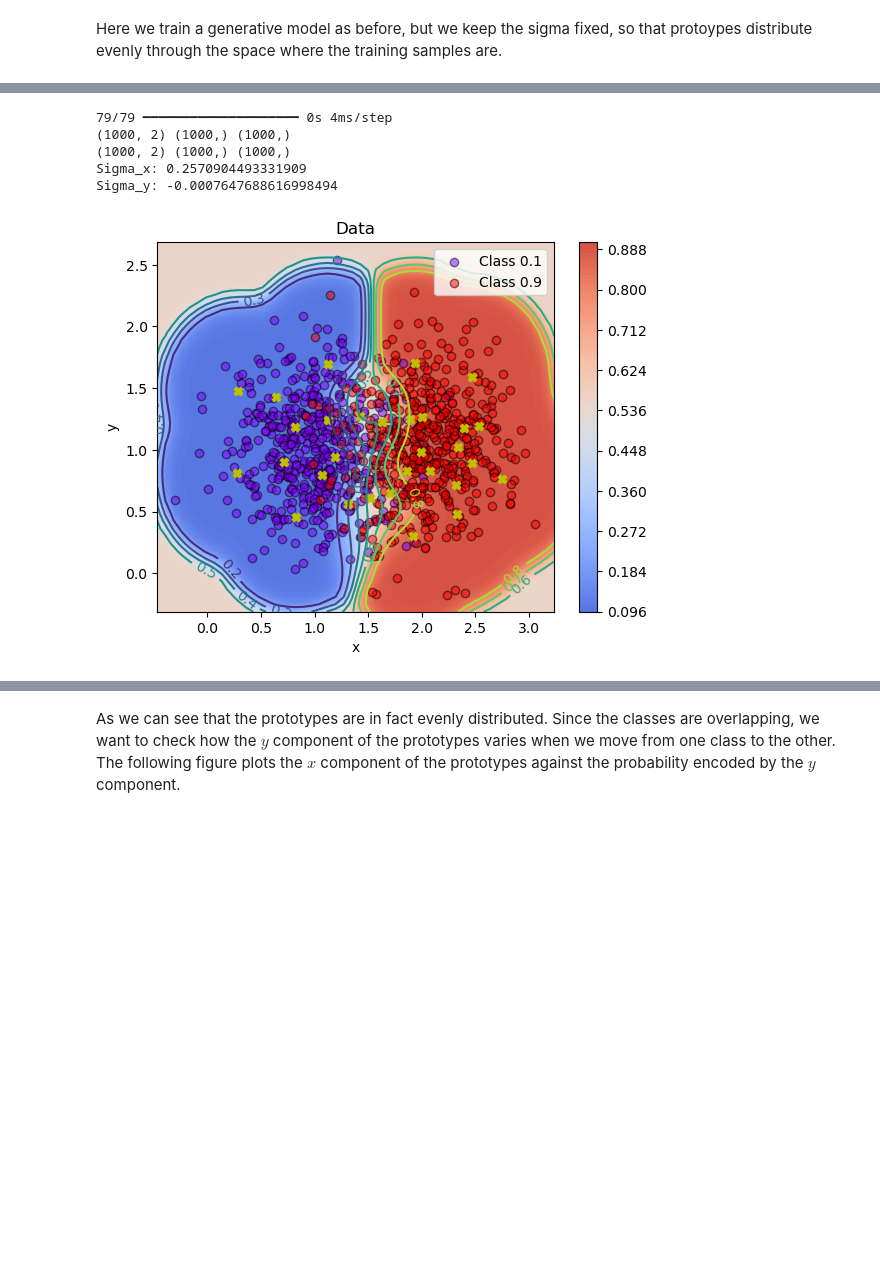
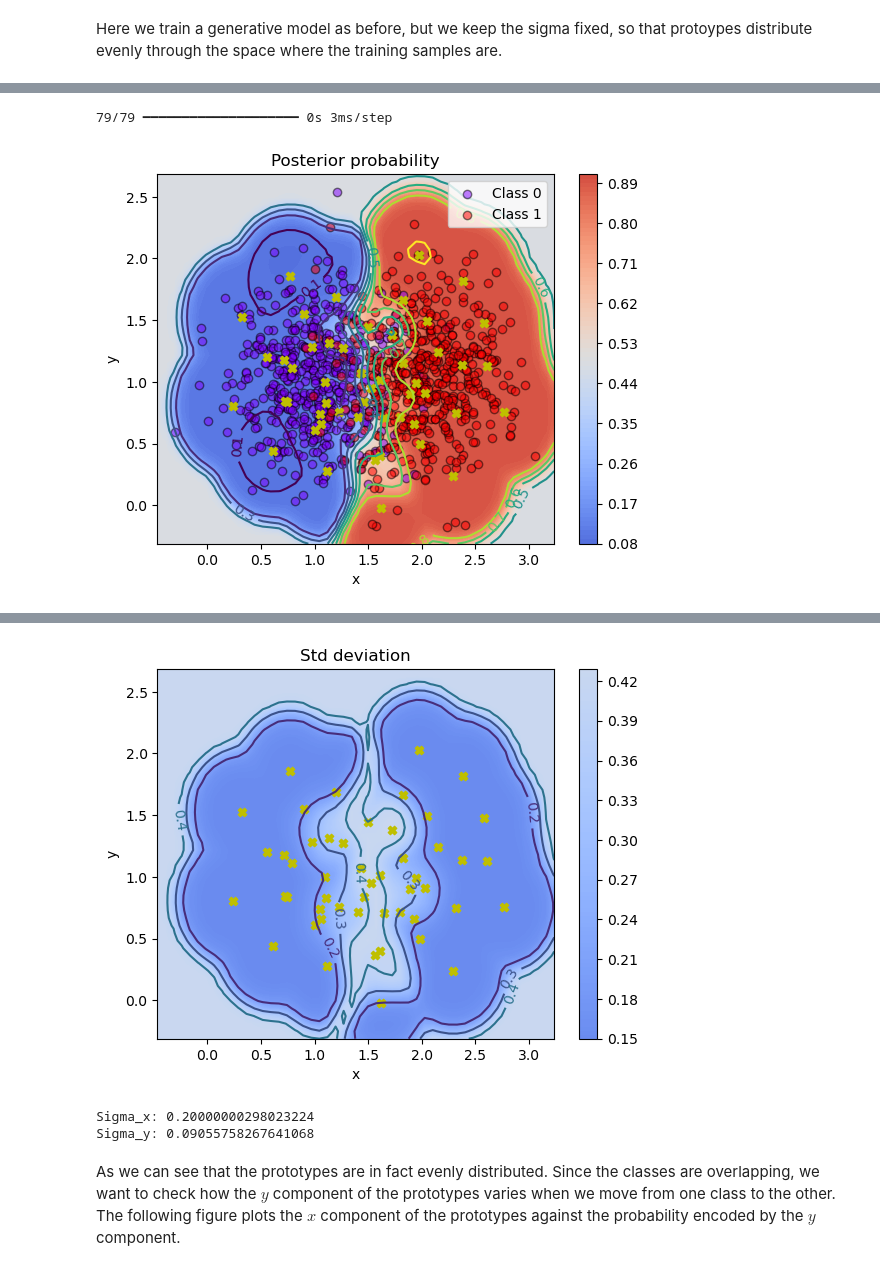
Before and after one commit to fagonzalezo/kdm, a Jupyter notebook: examples/kdm_generative_regress.ipynb, the cells around one changed output, grey strips where cells are left out. Cells and saved outputs as stored; diff of their text form; code cells hidden in the pictures; blank space fills up the shorter version.

Commit message:
Update kdm generative regression notebook

```diff
--- a/examples/kdm_generative_regress.ipynb
+++ b/examples/kdm_generative_regress.ipynb
@@ -106,25 +110,30 @@ Here we train a generative model as before, but we keep the sigma fixed, so that
 encoded_size = 2
 dim_y = 1
 encoder = keras.Sequential([keras.layers.Identity()])
-n_comp = 30
+n_comp = 50
 
 kdm_reg_model = KDMRegressModel(encoded_size=encoded_size,
                             dim_y=1,
                             encoder=encoder,
                             n_comp=n_comp,
-                            sigma_x=0.05,
-                            sigma_y=0.1,
-                            min_sigma_y=0.05,
-                            generative=1.0,
+                            sigma_x=0.2,
+                            sigma_y=0.3,
+                            min_sigma_y=0.15,
+                            generative=1.,
                             sigma_x_trainable=False)
 
 # train the classifier
 kdm_reg_model.compile(optimizer=optimizers.Adam(learning_rate=5e-3))
 #kdm_model.predict(X_train[:10])
+np.random.seed(42)
 idx = np.random.randint(X_blobs.shape[0], size=n_comp)
 kdm_reg_model.init_components(X_blobs[idx],
                           y_blobs[idx],
-                          init_sigma=True)
+                          init_sigma=False)
 
-kdm_reg_model.fit(X_blobs, y_blobs, epochs=10, batch_size=32, verbose=1)
+kdm_reg_model.fit(X_blobs, y_blobs, epochs=20, batch_size=32, verbose=1)
+
+sigma_x, sigma_y = kdm_reg_model.get_sigmas()
+print("Sigma X: ", sigma_x)
+print("Sigma Y: ", sigma_y)
 # %% [output]
@@ -152,28 +157,41 @@ Epoch 10/10
 # %%
-from kdm.utils import dm_rbf_expectation
-
 def reg_pred_fun(kdm_reg_model):
     def pred_fun(X):
-        rho_y = kdm_reg_model.predict(X)
-        y_pred = keras.ops.convert_to_numpy(dm_rbf_expectation(rho_y))#.flatten()
+        y_pred, _ = kdm_reg_model.predict_reg(X)
         return y_pred
+    return pred_fun
+
+
+def reg_pred_fun_var(kdm_reg_model):
+    def pred_fun(X):
+        _, y_var = kdm_reg_model.predict_reg(X)
+        return np.sqrt(y_var)
     return pred_fun
 
 # Plot the decision region
 plot_decision_region(X_blobs, reg_pred_fun(kdm_reg_model))
 plot_data(X_blobs, y_blobs.flatten())
 # plot the prototypes
 plt.scatter(kdm_reg_model.kdm.c_x.numpy()[:, 0], kdm_reg_model.kdm.c_x.numpy()[:, 1], c='y', marker='X')
+plt.title("Posterior probability")
+plt.show()
+
+
+# Plot the std_dev
+plot_decision_region(X_blobs, reg_pred_fun_var(kdm_reg_model))
+#plot_data(X_blobs, y_blobs.flatten())
+# plot the prototypes
+plt.scatter(kdm_reg_model.kdm.c_x.numpy()[:, 0], kdm_reg_model.kdm.c_x.numpy()[:, 1], c='y', marker='X')
+plt.title("Std deviation")
+plt.show()
+
+
 # Evaluate the classifier
 #score = kdm_reg_model.evaluate(X_blobs, y_blobs, verbose=0)
 #print('Test loss:', score[0])
 #print('Test accuracy:', score[1])
 print(f'Sigma_x: {kdm_reg_model.kernel.sigma.numpy()}')
 print(f'Sigma_y: {kdm_reg_model.sigma_y.numpy()}')
 # %% [output]
-79/79 ━━━━━━━━━━━━━━━━━━━━ 0s 4ms/step
-(1000, 2) (1000,) (1000,)
-(1000, 2) (1000,) (1000,)
-Sigma_x: 0.2570904493331909
-Sigma_y: -0.0007647688616998494
+79/79 ━━━━━━━━━━━━━━━━━━━━ 0s 3ms/step
-[figure, old version]
+[figure, new version]
@@ -180,3 +199,6 @@ Sigma_y: -0.0007647688616998494
+[figure, added]
+Sigma_x: 0.20000000298023224
+Sigma_y: 0.09055758267641068
 # %% [markdown]
 As we can see that the prototypes are in fact evenly distributed. Since the classes are overlapping, we want to check how the $y$ component of the prototypes varies when we move from one class to the other. The following figure plots the $x$ component of the prototypes against the probability encoded by the $y$ component.
 # %%
```
Also changed, not shown: parts of 20 cells of this notebook.
